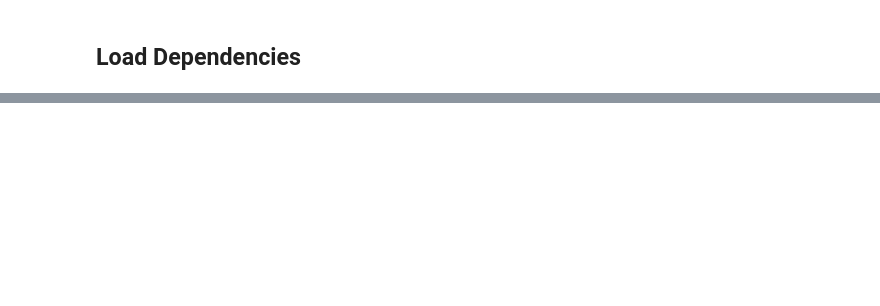
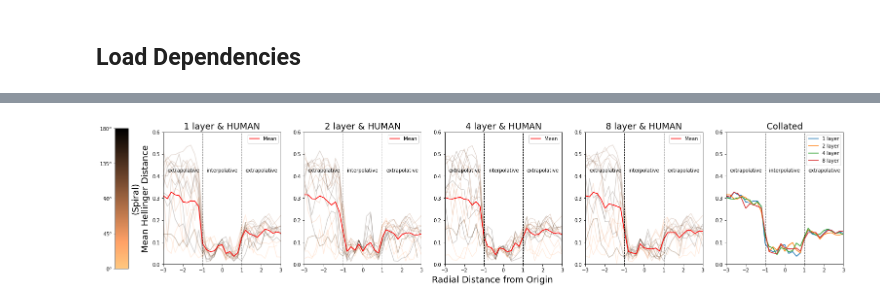
Before and after one commit to jshinm/inductive-bias-experiment, a Jupyter notebook: experiments/20210907_deeper_network.ipynb, the cells around one changed output, grey strips where cells are left out. Cells and saved outputs as stored; diff of their text form; code cells hidden in the pictures; blank space fills up the shorter version.

```diff
--- a/experiments/20210907_deeper_network.ipynb
+++ b/experiments/20210907_deeper_network.ipynb
@@ -80,0 +247,86 @@ AttributeError: 'list' object has no attribute 'get_params'
+# %%
+mpl.rcParams['text.usetex'] = False
+
+panel_num = 5
+mean_lines = []
+
+for j, dt in enumerate(dtype):
+
+    fig, ax = plt.subplots(1, panel_num, figsize=[5*panel_num, 5])
+    plt.locator_params(axis="y", nbins=5)
+    t_ylim = 0
+    mean_lines.append([])
+
+    for i in range(panel_num):
+
+        if i == 4:
+            #last panel
+            for line in range(len(mean_lines[j])):
+                mpl_lp = sns.lineplot(data=mean_lines[j][line], x='rad', y='value', ci=0, ax=ax[i], label=label2[line])#, color='red')
+            ax[i].set_title('Collated', fontsize=fsize)
+            ax[i].set_xlim([-3,3])
+        else:
+            #calculating individual lines
+            tempdf = pd.DataFrame(lp_temp[j,:,i])
+            tempdf.columns = x_range
+
+            if round(tempdf.max().max(),1) > t_ylim:
+                t_ylim = round(tempdf.max().max()+0.05,1)
+
+            sns.lineplot(data=tempdf.T, ax=ax[i], palette='copper_r', alpha=0.2, dashes=None)#, dashes=[(1,1) for i in range(len(angles))])
+
+            ax[i].set_title(label2[i] + ' & HUMAN', fontsize=fsize)
+            ax[i].set_xlim([-3,3])
+
+            #calculating the average
+            tempdf = pd.DataFrame(lp_temp[j,:,i])
+            tempdf.columns = x_range
+            tempdf2 = tempdf.T
+            tempdf2['rad'] = tempdf.T.index.to_numpy()
+            tempdf2.columns = [f'{i}' for i in range(len(angles))] + ['rad']
+            tempdf3 = tempdf2
+            tempdf3 = pd.melt(tempdf3, 'rad')
+            mean_lines[j].append(tempdf3)
+
+            sns.lineplot(data=tempdf3, x='rad', y='value', ci=0, ax=ax[i], color='red')
+
+        if i != 4:
+            ax[i].legend().remove()
+            ax[i].legend([Line2D([0], [0], color='red')], ['Mean'])#, bbox_to_anchor=(3.7+1.2,0.58))
+        # else:
+            # ax[i].legend(angles, bbox_to_anchor=(3.7,0.98), title='Angles') #depreciated (adds complete list of angles)
+
+    for i in range(panel_num):
+        ax[i].set_ylim([0, t_ylim])
+        ax[i].set_xlabel('')
+        ax[i].set_ylabel('')
+        ax[i].yaxis.set_ticks(np.linspace(0, t_ylim, num=7).round(1))
+        ax[i].axvline(x=1, lw=1, ls='--', color='black')
+        ax[i].axvline(x=-1, lw=1, ls='--', color='black')
+        temp_ylim = ax[i].get_ylim()[1] * 0.7
+        ax[i].text(-0.8,temp_ylim,'interpolative',fontsize=10)
+        ax[i].text(-2.8,temp_ylim,'extrapolative',fontsize=10)
+        ax[i].text(1.2,temp_ylim,'extrapolative',fontsize=10)
+
+    # left colorbar specification
+    tick_n = 5
+    mpl.rcParams['text.usetex'] = True #throws an error when globally activated
+    ticks = [i + r'$^{o}$' for i in np.linspace(0, 180, tick_n).astype(int).astype(str)]
+    mpl.rcParams['text.usetex'] = False
+
+    cax = plt.axes([0.07, 0.1, 0.015, 0.8])
+    cbar = plt.colorbar(mpl.cm.ScalarMappable(cmap='copper_r'), cax=cax)
+
+    # parameters need to be set after colorbar is generated
+    cax.yaxis.set_label_position('left')
+    cax.yaxis.set_ticks_position('left')
+    cbar.ax.locator_params(nbins=tick_n-1)
+    cax.yaxis.set_ticklabels(ticks)
+
+    ax[0].set_ylabel(f'({dt})\nMean Hellinger Distance', fontsize=fsize)
+    fig.supxlabel('Radial Distance from Origin', fontsize=fsize)
+
+    if SAVEFIG:
+        plt.savefig(f'figs/[{FILENAME}]_hidden_hellinger_{dtype[j]}_{str(ib.date.date())}.jpg', bbox_inches='tight')
+# %% [output]
+[figure, added]
```
Also changed, not shown: parts of 28 cells of this notebook.
